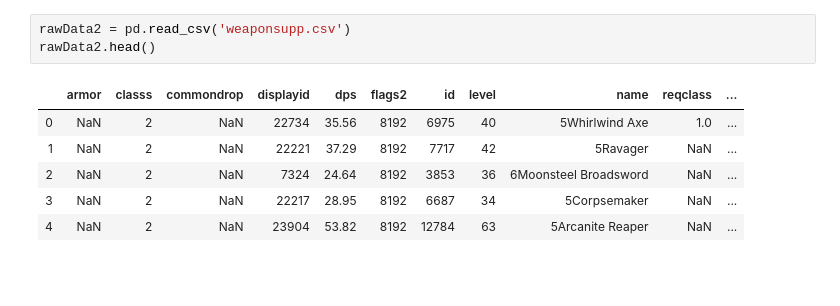
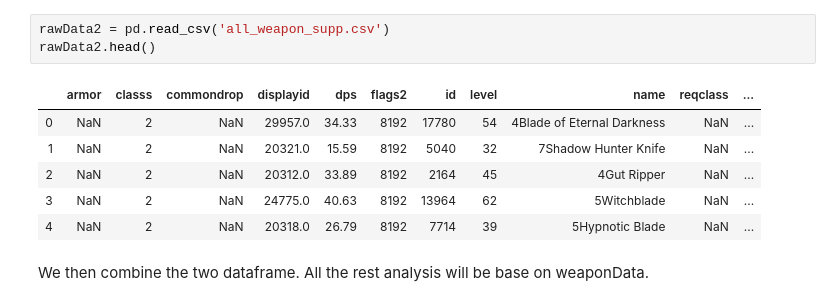
Before and after one commit to sucv/wowdata, a Jupyter notebook: wowDataMining.ipynb, the cells around one changed output. Drawn from its saved outputs; the diff is of its cells as text; blank space fills up the shorter version.

```diff
--- a/wowDataMining.ipynb
+++ b/wowDataMining.ipynb
@@ -53,11 +81,13 @@ rawData1.head()
 # %%
-rawData2 = pd.read_csv('weaponsupp.csv')
+rawData2 = pd.read_csv('all_weapon_supp.csv')
 rawData2.head()
 # %% [output]
 |  | armor | classs | commondrop | displayid | dps | flags2 | id | level | name | reqclass | ... |
-| 0 | NaN | 2 | NaN | 22734 | 35.56 | 8192 | 6975 | 40 | 5Whirlwind Axe | 1.0 | ... |
-| 1 | NaN | 2 | NaN | 22221 | 37.29 | 8192 | 7717 | 42 | 5Ravager | NaN | ... |
-| 2 | NaN | 2 | NaN | 7324 | 24.64 | 8192 | 3853 | 36 | 6Moonsteel Broadsword | NaN | ... |
-| 3 | NaN | 2 | NaN | 22217 | 28.95 | 8192 | 6687 | 34 | 5Corpsemaker | NaN | ... |
-| 4 | NaN | 2 | NaN | 23904 | 53.82 | 8192 | 12784 | 63 | 5Arcanite Reaper | NaN | ... |
+| 0 | NaN | 2 | NaN | 29957.0 | 34.33 | 8192 | 17780 | 54 | 4Blade of Eternal Darkness | NaN | ... |
+| 1 | NaN | 2 | NaN | 20321.0 | 15.59 | 8192 | 5040 | 32 | 7Shadow Hunter Knife | NaN | ... |
+| 2 | NaN | 2 | NaN | 20312.0 | 33.89 | 8192 | 2164 | 45 | 4Gut Ripper | NaN | ... |
+| 3 | NaN | 2 | NaN | 24775.0 | 40.63 | 8192 | 13964 | 62 | 5Witchblade | NaN | ... |
+| 4 | NaN | 2 | NaN | 20318.0 | 26.79 | 8192 | 7714 | 39 | 5Hypnotic Blade | NaN | ... |
+# %% [markdown]
+We then combine the two dataframe. All the rest analysis will be base on weaponData.
 # %%
```
Also changed, not shown: parts of 30 cells of this notebook, 16 other files.
